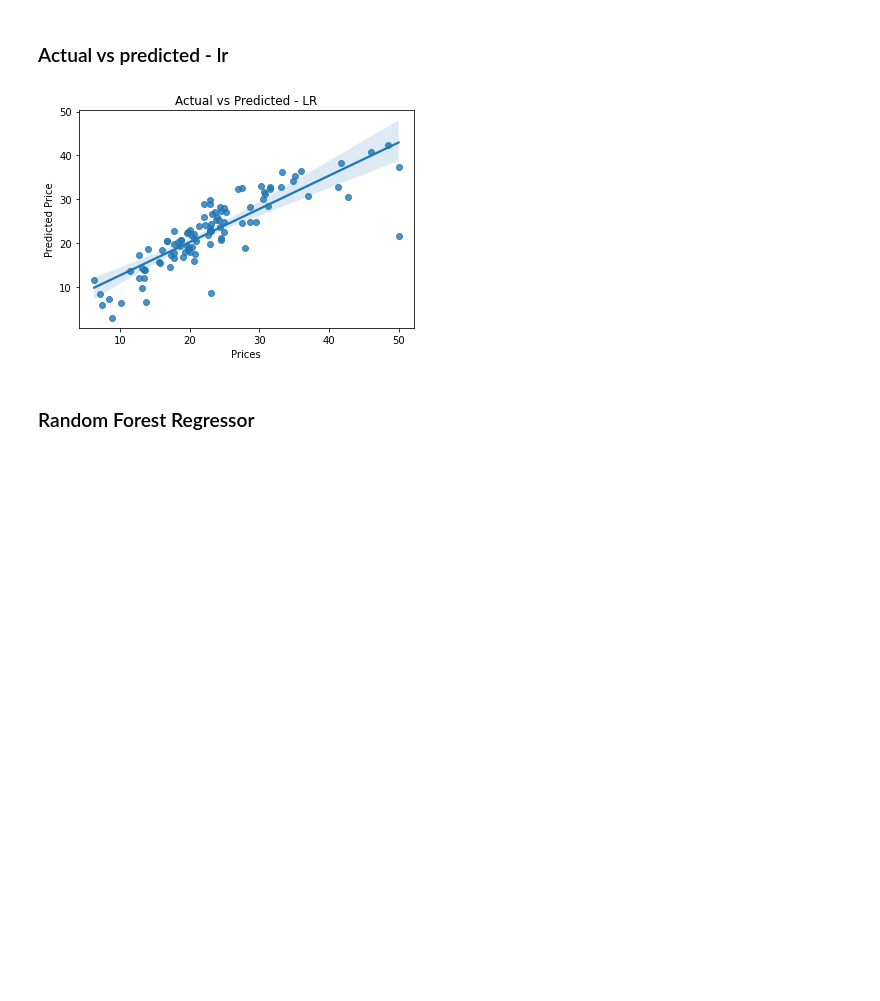
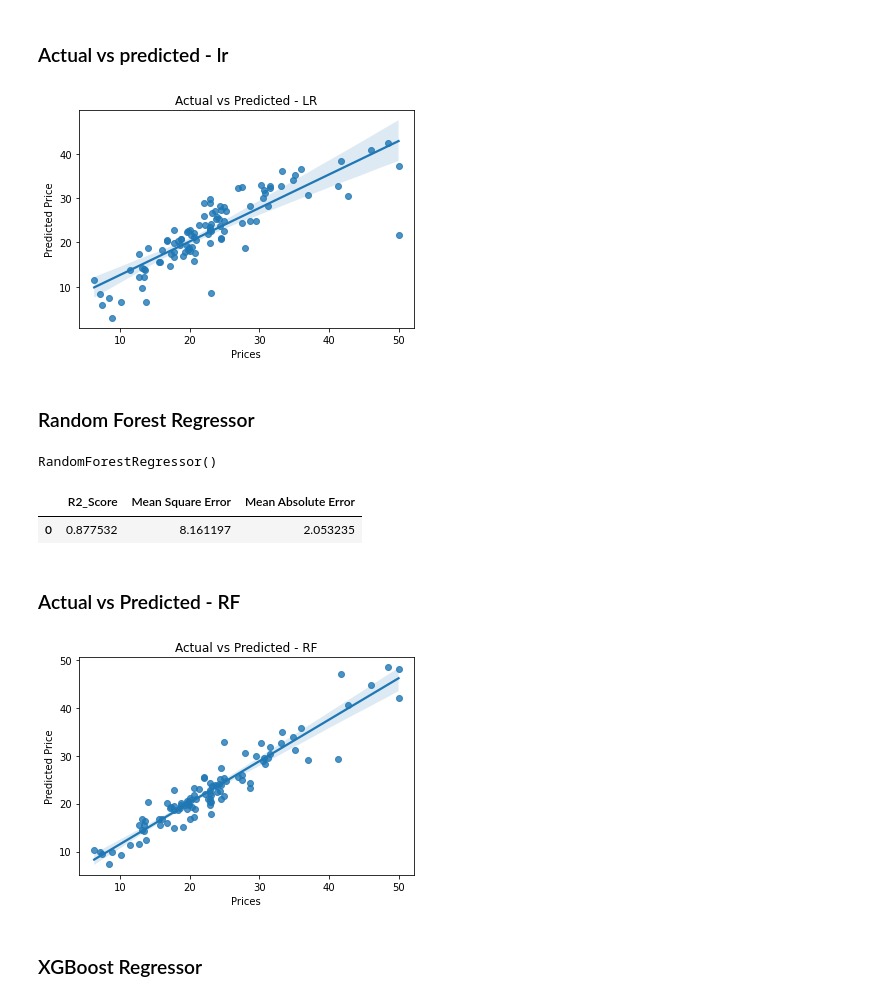
Before and after one commit to RitwikGanguly/Machine-Learning-Ritwik, a Jupyter notebook: Supervised Learning/Regression/Boston House Sell/Boston_House_Price_Prediction.ipynb, the cells around one changed output. Cells and saved outputs as stored; diff of their text form; code cells hidden in the pictures; blank space fills up the shorter version.

```diff
--- a/Supervised Learning/Regression/Boston House Sell/Boston_House_Price_Prediction.ipynb
+++ b/Supervised Learning/Regression/Boston House Sell/Boston_House_Price_Prediction.ipynb
@@ -215,0 +235,6 @@ X_train, X_test, y_train, y_test = train_test_split(X, y, test_size=0.2, random_
+# %%
+# Creating scaled set to be used in model to improve our results
+from sklearn.preprocessing import StandardScaler
+sc = StandardScaler()
+X_train = sc.fit_transform(X_train)
+X_test = sc.transform(X_test)
@@ -271,6 +292,44 @@ plt.ylabel("Predicted Price")
 plt.title("Actual vs Predicted - LR")
 plt.show()
 # %% [output]
-[figure, old version]
+[figure, new version]
 # %% [markdown]
 ### Random Forest Regressor
+# %%
+from sklearn.ensemble import RandomForestRegressor
+
+rf = RandomForestRegressor()
+
+rf.fit(X_train, y_train)
+# %% [output]
+RandomForestRegressor()
+# %%
+rf_pred = rf.predict(X_test)
+# %%
+# model evalution
+rf_r2 = r2_score(rf_pred, y_test)
+rf_mse = mean_squared_error(rf_pred, y_test)
+rf_mae = mean_absolute_error(rf_pred, y_test)
+
+rf_list = []
+rf_list.append(rf_r2)
+rf_list.append(rf_mse)
+rf_list.append(rf_mae)
+rf_data = pd.DataFrame([rf_list])
+rf_data = rf_data.rename(columns={0: "R2_Score", 1: "Mean Square Error", 2: "Mean Absolute Error"})
+rf_data
+# %% [output]
+|  | R2_Score | Mean Square Error | Mean Absolute Error |
+| 0 | 0.877532 | 8.161197 | 2.053235 |
+# %% [markdown]
+### Actual vs Predicted - RF
+# %%
+sns.regplot(y_test, rf_pred)
+plt.xlabel("Prices")
+plt.ylabel("Predicted Price")
+plt.title("Actual vs Predicted - RF")
+plt.show()
+# %% [output]
+[figure, added]
+# %% [markdown]
+### XGBoost Regressor
```
Also changed, not shown: parts of 19 cells of this notebook.
